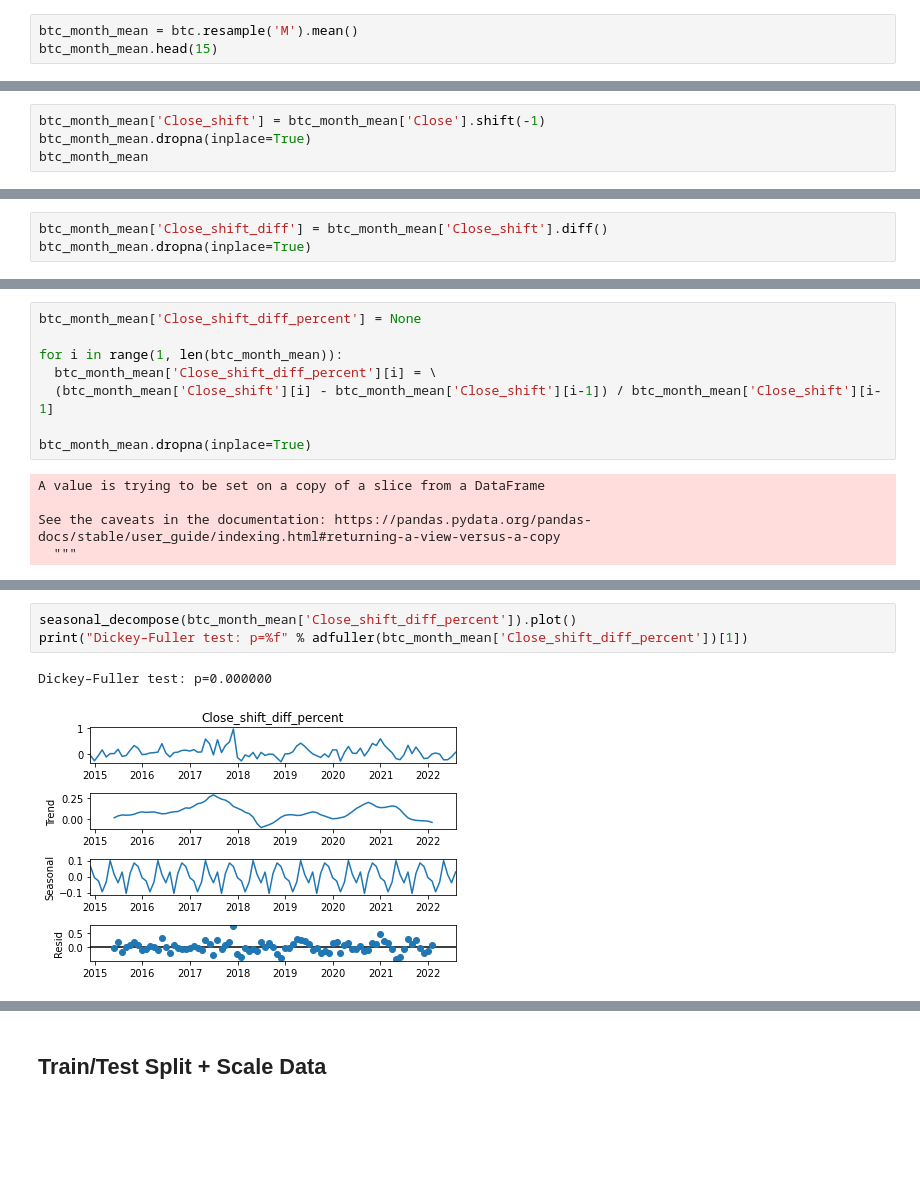
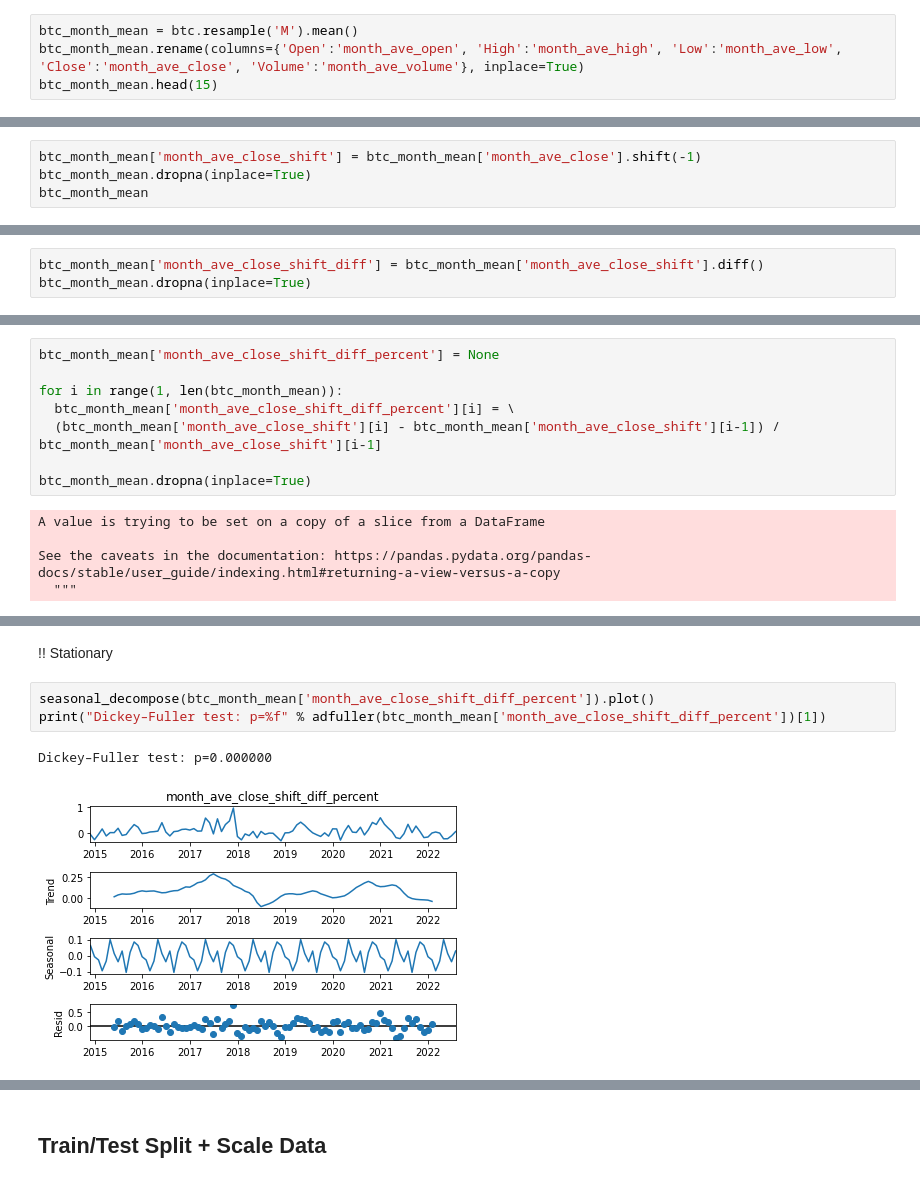
Before and after one commit to MahamadouNiakate/crypto_pred, a Jupyter notebook: notebooks/DBD_Crypto_Monthly_2.ipynb, the cells around one changed output, grey strips where cells are left out. Cells and saved outputs as stored; diff of their text form; blank space fills up the shorter version.

```diff
--- a/notebooks/DBD_Crypto_Monthly_2.ipynb
+++ b/notebooks/DBD_Crypto_Monthly_2.ipynb
@@ -35,4 +82,5 @@ btc
 # %%
 btc_month_mean = btc.resample('M').mean()
+btc_month_mean.rename(columns={'Open':'month_ave_open', 'High':'month_ave_high', 'Low':'month_ave_low', 'Close':'month_ave_close', 'Volume':'month_ave_volume'}, inplace=True)
 btc_month_mean.head(15)
 # %% [output]
@@ -54,7 +102,7 @@ btc_month_mean.head(15)
 | 2015-10-31 | 262.306000 | 267.740645 | 260.490968 | 264.855356 | 3.075095e+07 |
 | 2015-11-30 | 346.866833 | 361.374567 | 336.263869 | 348.883332 | 7.258745e+07 |
 # %%
-btc_month_mean['Close_shift'] = btc_month_mean['Close'].shift(-1)
+btc_month_mean['month_ave_close_shift'] = btc_month_mean['month_ave_close'].shift(-1)
 btc_month_mean.dropna(inplace=True)
 btc_month_mean
 # %% [output]
@@ -78,6 +126,6 @@ btc_month_mean['Close_shift'].hist()
 <matplotlib.axes._subplots.AxesSubplot at 0x...>
 [figure]
 # %%
-btc_month_mean['Close_shift_diff'] = btc_month_mean['Close_shift'].diff()
+btc_month_mean['month_ave_close_shift_diff'] = btc_month_mean['month_ave_close_shift'].diff()
 btc_month_mean.dropna(inplace=True)
 # %%
@@ -110,10 +158,10 @@ btc_month_mean
 94 rows × 7 columns
 # %%
-btc_month_mean['Close_shift_diff_percent'] = None
+btc_month_mean['month_ave_close_shift_diff_percent'] = None
 
 for i in range(1, len(btc_month_mean)):
-  btc_month_mean['Close_shift_diff_percent'][i] = \
-  (btc_month_mean['Close_shift'][i] - btc_month_mean['Close_shift'][i-1]) / btc_month_mean['Close_shift'][i-1]
+  btc_month_mean['month_ave_close_shift_diff_percent'][i] = \
+  (btc_month_mean['month_ave_close_shift'][i] - btc_month_mean['month_ave_close_shift'][i-1]) / btc_month_mean['month_ave_close_shift'][i-1]
 
 btc_month_mean.dropna(inplace=True)
 # %% [output]
@@ -140,10 +188,12 @@ btc_month_mean
 93 rows × 8 columns
+# %% [markdown]
+!! Stationary
 # %%
-seasonal_decompose(btc_month_mean['Close_shift_diff_percent']).plot()
-print("Dickey–Fuller test: p=%f" % adfuller(btc_month_mean['Close_shift_diff_percent'])[1])
+seasonal_decompose(btc_month_mean['month_ave_close_shift_diff_percent']).plot()
+print("Dickey–Fuller test: p=%f" % adfuller(btc_month_mean['month_ave_close_shift_diff_percent'])[1])
 # %% [output]
 Dickey–Fuller test: p=0.000000
-[figure, old version]
+[figure, new version]
 # %%
 from statsmodels.graphics.tsaplots import plot_acf, plot_pacf
 
```
Also changed, not shown: parts of 36 cells of this notebook.
